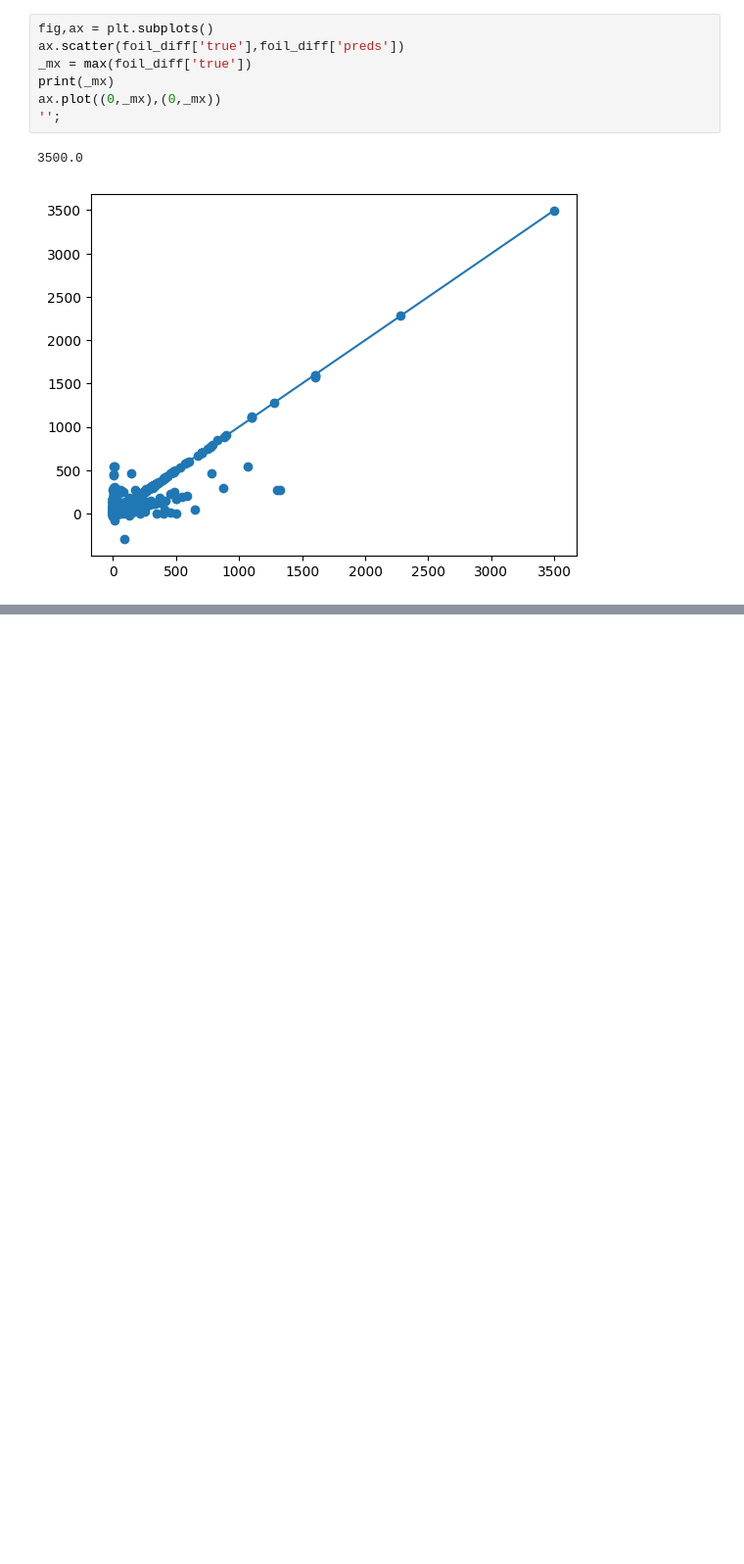
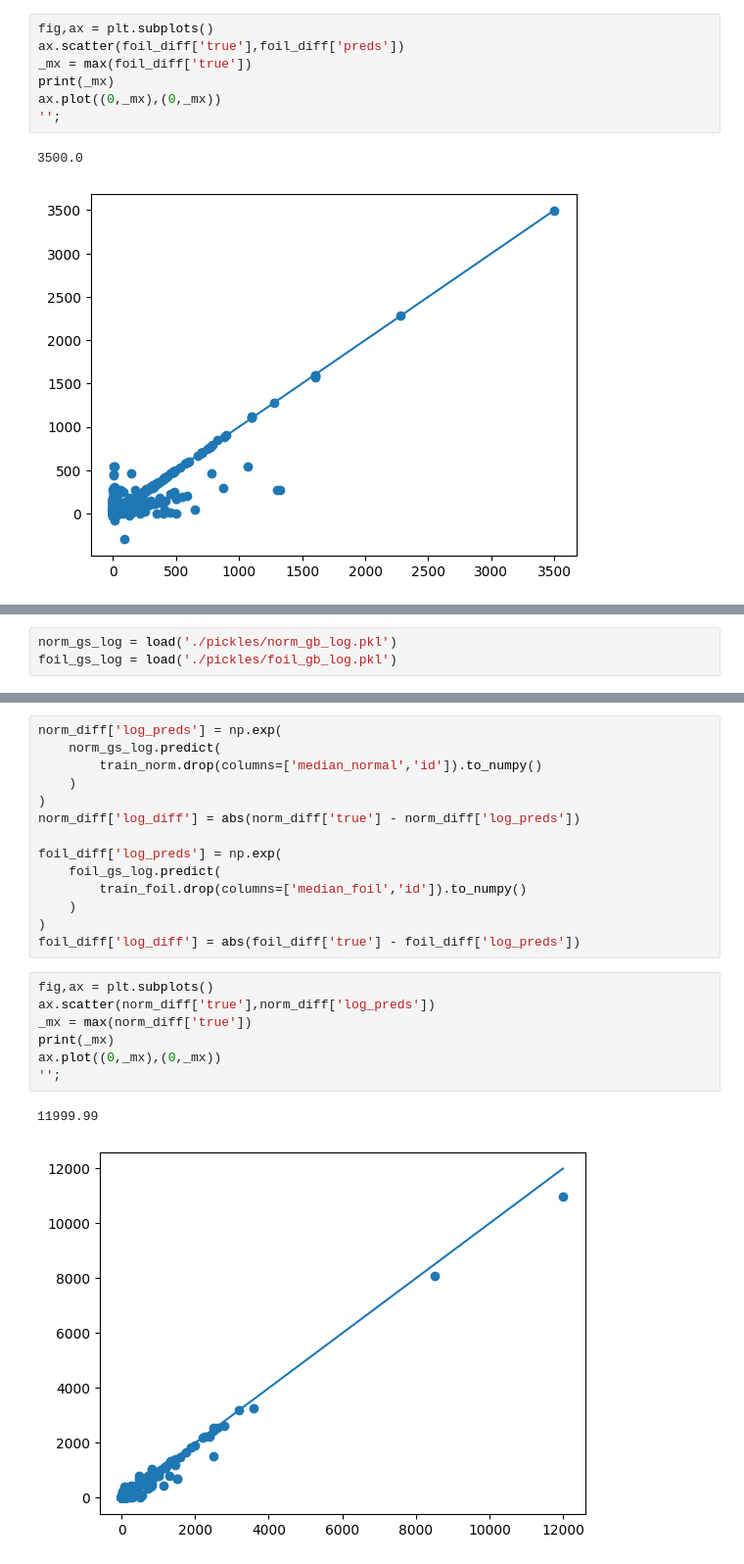
Before and after one commit to ParkedHampster/Spell-Trends, a Jupyter notebook: 3_Continued_Development.ipynb, the cells around one changed output, grey strips where cells are left out. Shown at 98% size. Drawn from its saved outputs; the diff is of its cells as text; blank space fills up the shorter version.

```diff
--- a/3_Continued_Development.ipynb
+++ b/3_Continued_Development.ipynb
@@ -483,0 +571,3 @@ ax.plot((0,_mx),(0,_mx))
+# %%
+norm_gs_log = load('./pickles/norm_gb_log.pkl')
+foil_gs_log = load('./pickles/foil_gb_log.pkl')
@@ -483,0 +591,24 @@ ax.plot((0,_mx),(0,_mx))
+# %%
+norm_diff['log_preds'] = np.exp(
+    norm_gs_log.predict(
+        train_norm.drop(columns=['median_normal','id']).to_numpy()
+    )
+)
+norm_diff['log_diff'] = abs(norm_diff['true'] - norm_diff['log_preds'])
+
+foil_diff['log_preds'] = np.exp(
+    foil_gs_log.predict(
+        train_foil.drop(columns=['median_foil','id']).to_numpy()
+    )
+)
+foil_diff['log_diff'] = abs(foil_diff['true'] - foil_diff['log_preds'])
+# %%
+fig,ax = plt.subplots()
+ax.scatter(norm_diff['true'],norm_diff['log_preds'])
+_mx = max(norm_diff['true'])
+print(_mx)
+ax.plot((0,_mx),(0,_mx))
+'';
+# %% [output]
+11999.99
+[figure, added]
```
Also changed, not shown: parts of 8 cells of this notebook, 2 other files.
